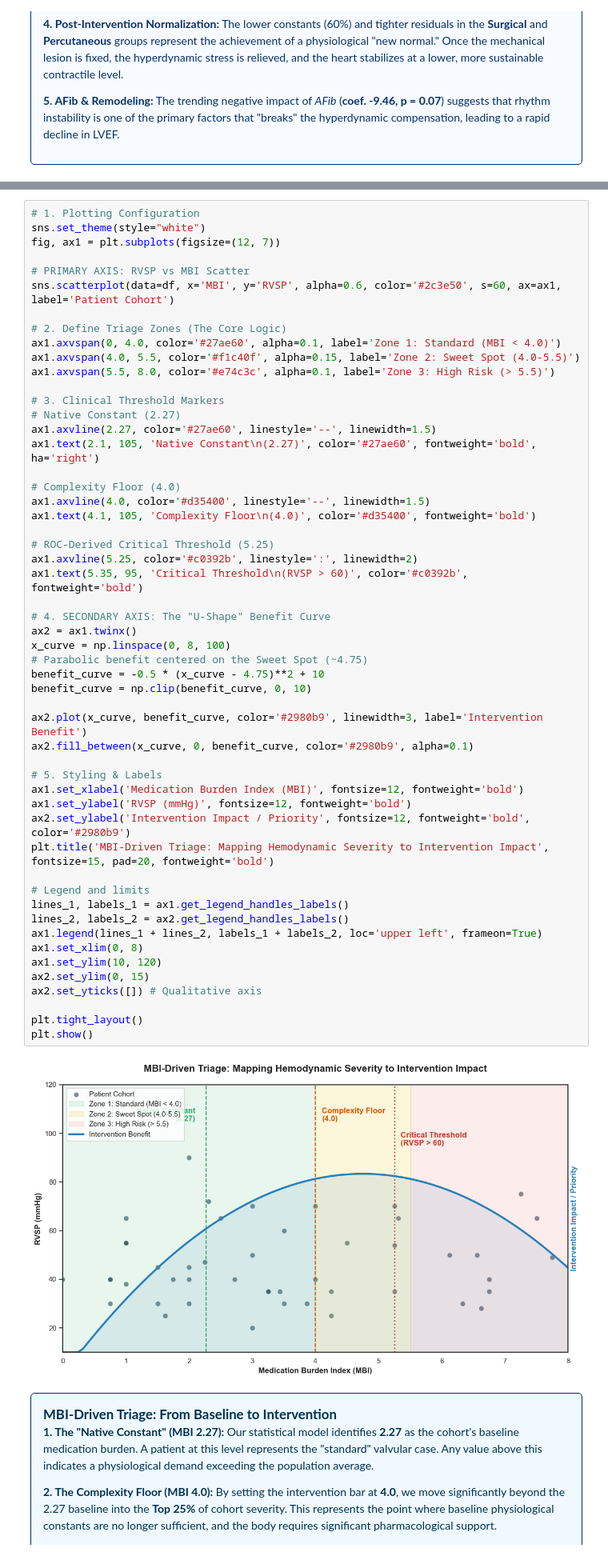
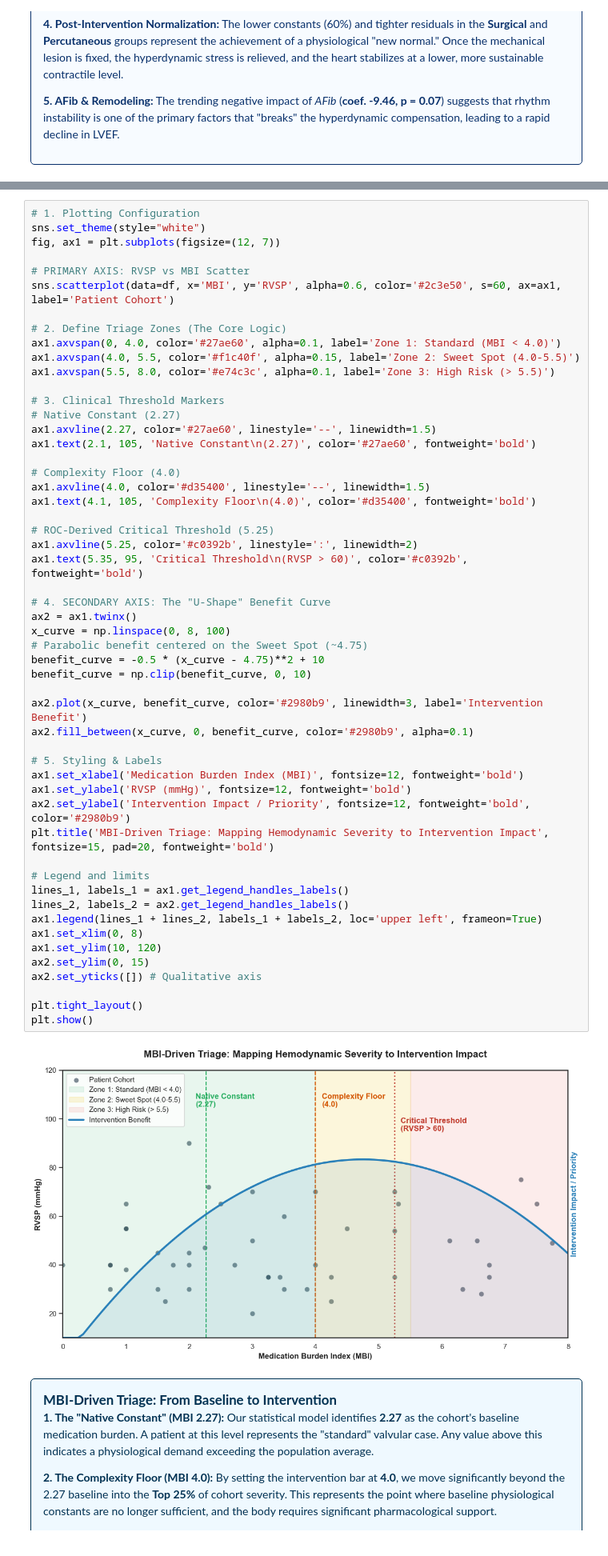
Before and after one commit to enrodri/phl_2025, a Jupyter notebook: phl_2025.ipynb, the cells around one changed output, grey strips where cells are left out. Shown at 80% size. Drawn from its saved outputs; the diff is of its cells as text.

```diff
--- a/phl_2025.ipynb
+++ b/phl_2025.ipynb
@@ -1984,7 +1982,7 @@ ax1.axvspan(5.5, 8.0, color='#e74c3c', alpha=0.1, label='Zone 3: High Risk (> 5.
 # 3. Clinical Threshold Markers
 # Native Constant (2.27)
 ax1.axvline(2.27, color='#27ae60', linestyle='--', linewidth=1.5)
-ax1.text(2.1, 105, 'Native Constant\n(2.27)', color='#27ae60', fontweight='bold', ha='right')
+ax1.text(2.1, 105, 'Native Constant\n(2.27)', color='#27ae60', fontweight='bold')
 
 # Complexity Floor (4.0)
 ax1.axvline(4.0, color='#d35400', linestyle='--', linewidth=1.5)
@@ -1995,34 +1993,34 @@ ax1.axvline(5.25, color='#c0392b', linestyle=':', linewidth=2)
 ax1.text(5.35, 95, 'Critical Threshold\n(RVSP > 60)', color='#c0392b', fontweight='bold')
 
 # 4. SECONDARY AXIS: The "U-Shape" Benefit Curve
 ax2 = ax1.twinx()
 x_curve = np.linspace(0, 8, 100)
 # Parabolic benefit centered on the Sweet Spot (~4.75)
 benefit_curve = -0.5 * (x_curve - 4.75)**2 + 10
 benefit_curve = np.clip(benefit_curve, 0, 10)
 
 ax2.plot(x_curve, benefit_curve, color='#2980b9', linewidth=3, label='Intervention Benefit')
 ax2.fill_between(x_curve, 0, benefit_curve, color='#2980b9', alpha=0.1)
 
 # 5. Styling & Labels
 ax1.set_xlabel('Medication Burden Index (MBI)', fontsize=12, fontweight='bold')
 ax1.set_ylabel('RVSP (mmHg)', fontsize=12, fontweight='bold')
 ax2.set_ylabel('Intervention Impact / Priority', fontsize=12, fontweight='bold', color='#2980b9')
 plt.title('MBI-Driven Triage: Mapping Hemodynamic Severity to Intervention Impact', fontsize=15, pad=20, fontweight='bold')
 
 # Legend and limits
 lines_1, labels_1 = ax1.get_legend_handles_labels()
 lines_2, labels_2 = ax2.get_legend_handles_labels()
 ax1.legend(lines_1 + lines_2, labels_1 + labels_2, loc='upper left', frameon=True)
 ax1.set_xlim(0, 8)
 ax1.set_ylim(10, 120)
 ax2.set_ylim(0, 15)
 ax2.set_yticks([]) # Qualitative axis
 
 plt.tight_layout()
 plt.show()
 # %% [output]
-[figure, old version]
+[figure, new version]
 # %% [markdown]
 <div style="padding: 15px; border: 1px solid #003152; border-radius: 5px; background-color: #eff9ff; color: #003152;"> <strong style="font-size: 1.2em;">MBI-Driven Triage: From Baseline to Intervention</strong>
 <p><b>1. The "Native Constant" (MBI 2.27):</b> Our statistical model identifies <b>2.27</b> as the cohort's baseline medication burden. A patient at this level represents the "standard" valvular case. Any value above this indicates a physiological demand exceeding the population average.</p>
```
Also changed, not shown: parts of 9 cells of this notebook.
